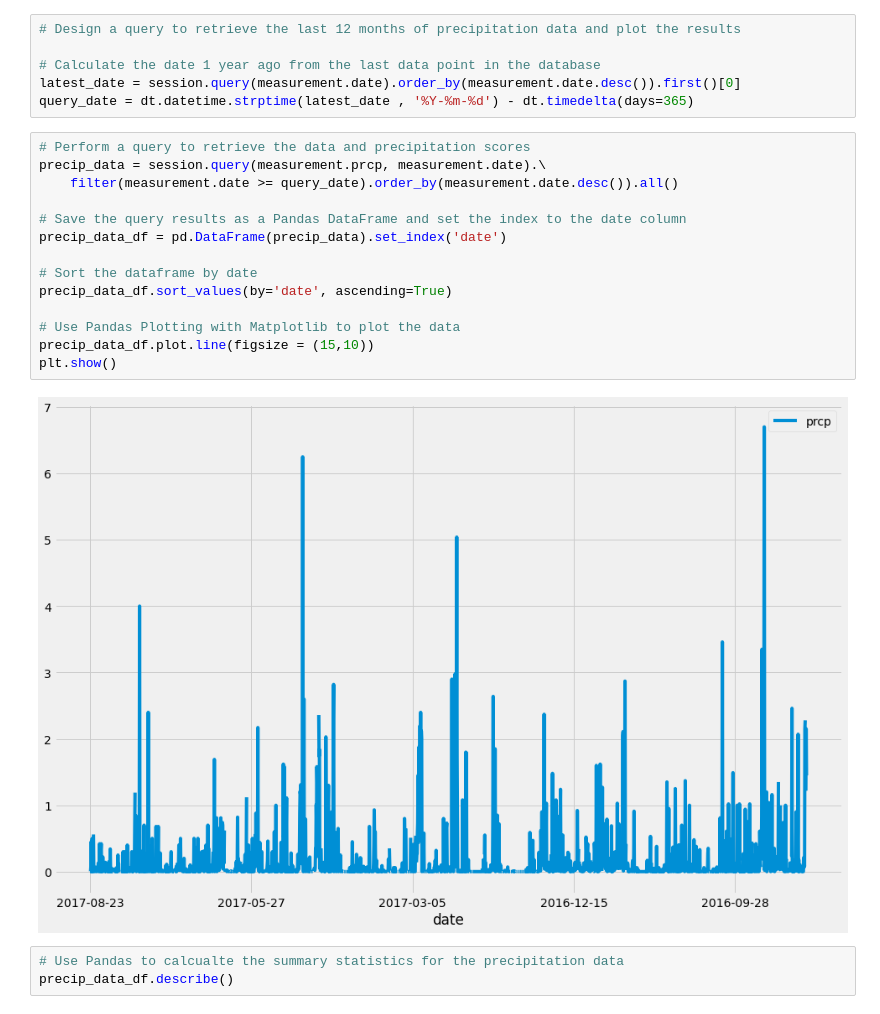
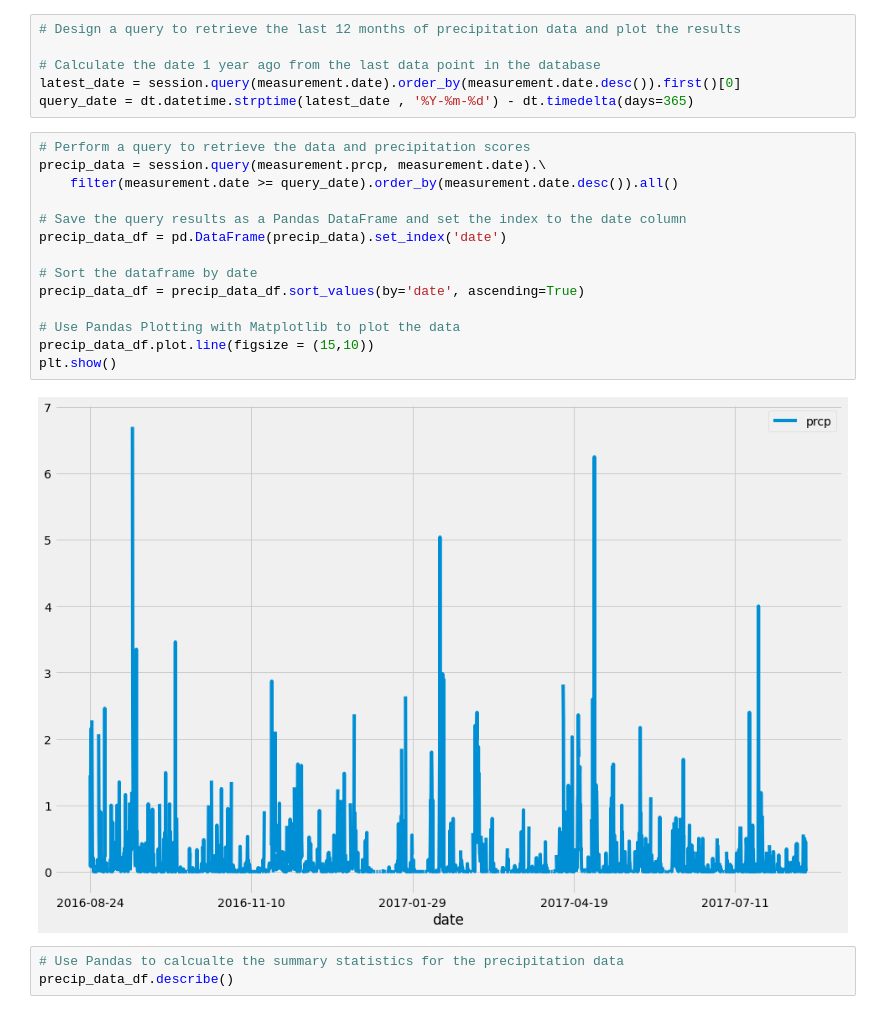
Before and after one commit to jtwilliams17/sqlalchemy-challenge, a Jupyter notebook: JamesWilliams_climate.ipynb, the cells around one changed output. Saved outputs shown, nothing was run; the diff lists cells and outputs as text.

```diff
--- a/JamesWilliams_climate.ipynb
+++ b/JamesWilliams_climate.ipynb
@@ -47,19 +47,19 @@ query_date = dt.datetime.strptime(latest_date , '%Y-%m-%d') - dt.timedelta(days=
 # %%
 # Perform a query to retrieve the data and precipitation scores
 precip_data = session.query(measurement.prcp, measurement.date).\
     filter(measurement.date >= query_date).order_by(measurement.date.desc()).all()
 
 # Save the query results as a Pandas DataFrame and set the index to the date column
 precip_data_df = pd.DataFrame(precip_data).set_index('date')
 
 # Sort the dataframe by date
-precip_data_df.sort_values(by='date', ascending=True)
+precip_data_df = precip_data_df.sort_values(by='date', ascending=True)
 
 # Use Pandas Plotting with Matplotlib to plot the data
 precip_data_df.plot.line(figsize = (15,10))
 plt.show()
 # %% [output]
-[figure, old version]
+[figure, new version]
 # %%
 # Use Pandas to calcualte the summary statistics for the precipitation data
 precip_data_df.describe()
```
Also changed, not shown: parts of 9 cells of this notebook, 1 other file.
